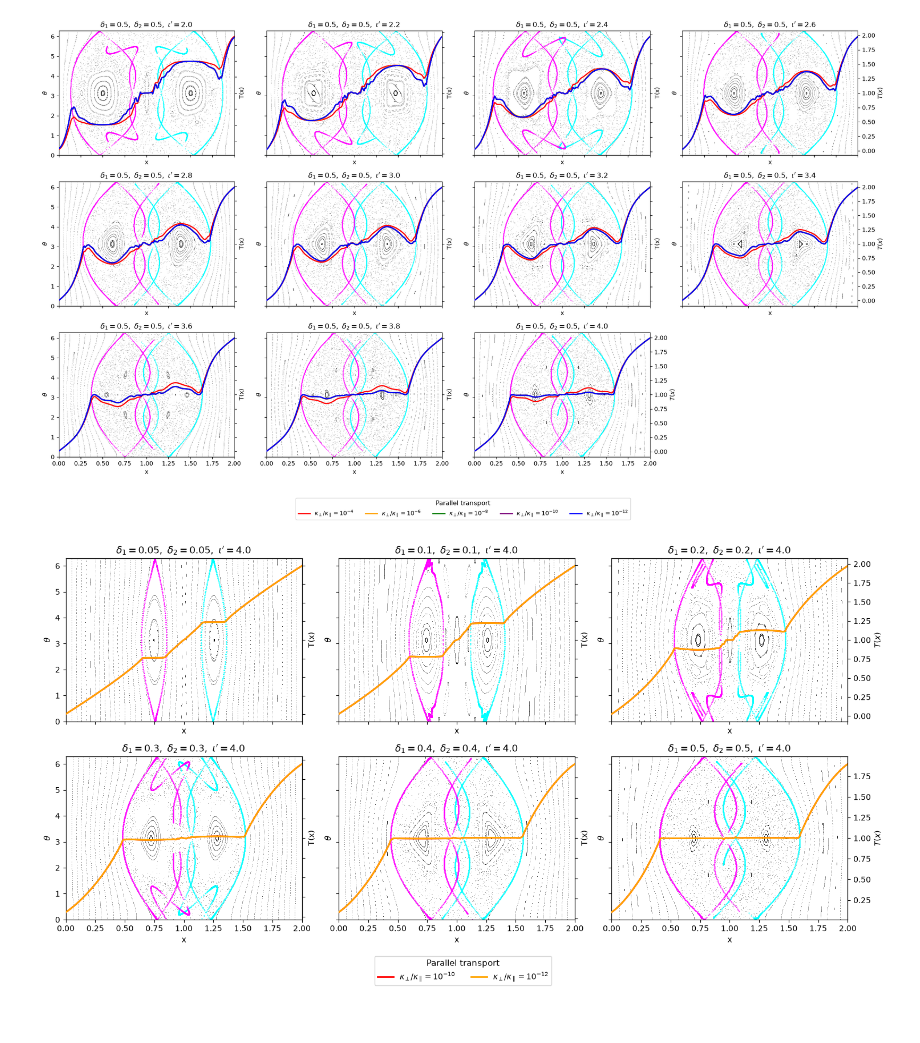
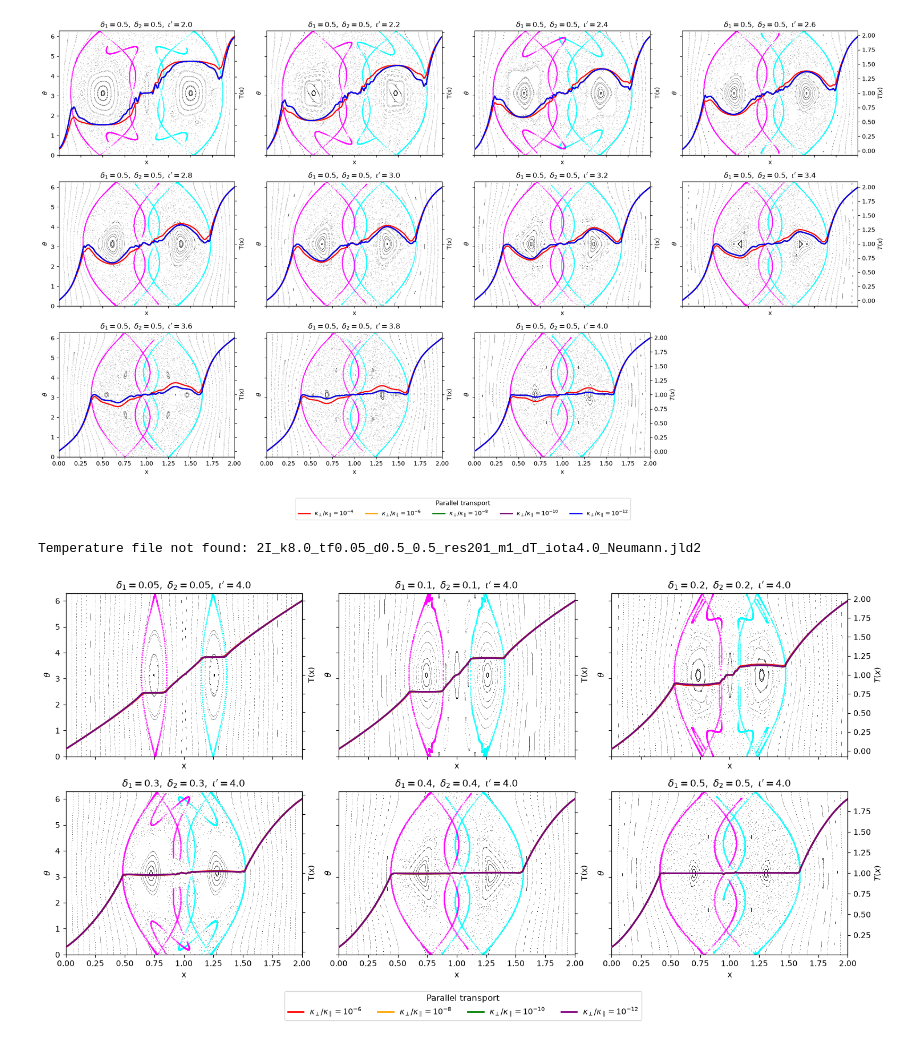
Before and after one commit to mireiaraventos/SdS, a Jupyter notebook: local/Plot_subplots_manifolds.ipynb, the cells around one changed output. Cells and saved outputs as stored; diff of their text form; code cells hidden in the pictures.

```diff
--- a/local/Plot_subplots_manifolds.ipynb
+++ b/local/Plot_subplots_manifolds.ipynb
@@ -272,11 +272,12 @@ plt.show()
 # %%
 configs_2 = [115, 114, 113, 117, 116, 13]
 t_f = 0.05
 
-fig, ax = plot_configurations(configs_2, ncols=3, t_f=t_f, island_1=[1,2], island_2=[3,4], save_name=f"tf{t_f}_iota4.0", k_values=(10.0, 12.0))
+fig, ax = plot_configurations(configs_2, ncols=3, t_f=t_f, island_1=[1,2], island_2=[3,4], save_name=f"tf{t_f}_iota4.0", k_values=(6.0, 8.0, 10.0, 12.0))
 
 plt.show()
 # %% [output]
+Temperature file not found: 2I_k8.0_tf0.05_d0.5_0.5_res201_m1_dT_iota4.0_Neumann.jld2
-[figure, old version]
+[figure, new version]
 # %%
 configs_3 = [118, 122, 123, 18, 120, 121] #119,
```
Also changed, not shown: parts of 2 cells of this notebook, 4 other files.
